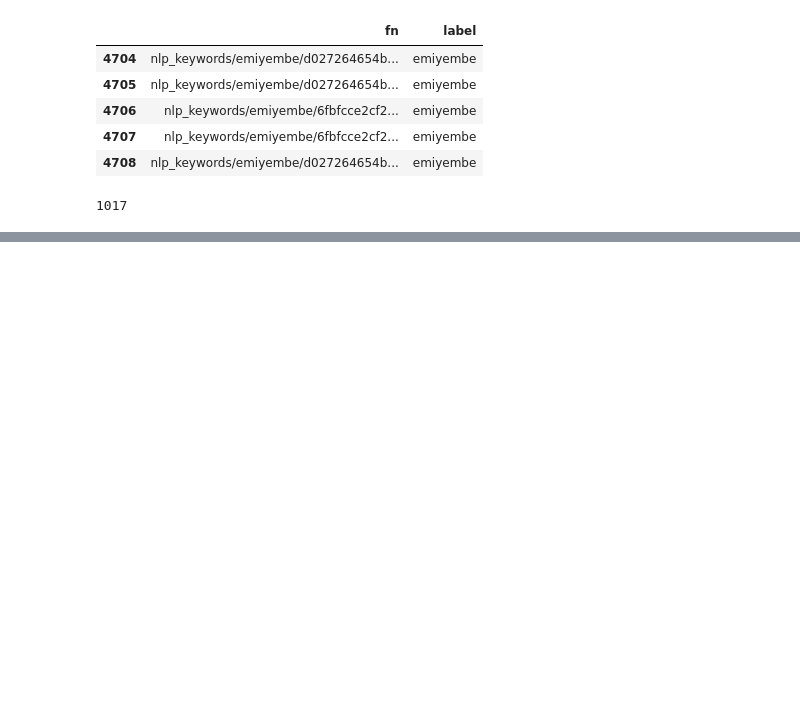
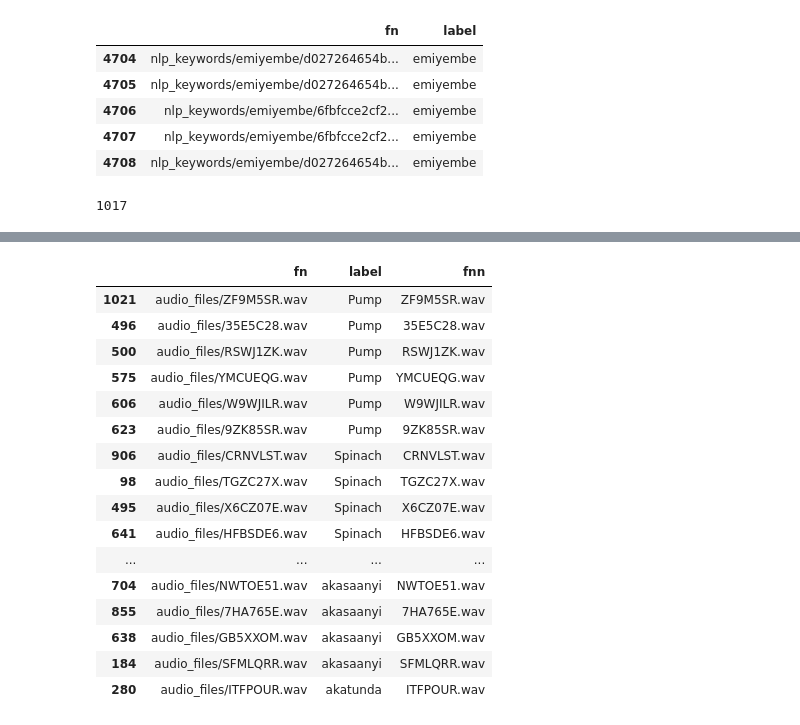
Before and after one commit to astromid/zindi-keyword-spotter, a Jupyter notebook: notebooks/EDA.ipynb, the cells around one changed output, grey strips where cells are left out. Cells and saved outputs as stored; diff of their text form; code cells hidden in the pictures; blank space fills up the shorter version.

```diff
--- a/notebooks/EDA.ipynb
+++ b/notebooks/EDA.ipynb
@@ -167,3 +324,5 @@ len(test_df)
 1017
 # %%
 united_train.to_csv(FIRST_PATH / 'all_train.csv', index=False, header=True)
+# %%
+train = pd.read_csv('../data/raw/Train.csv')
@@ -169,0 +338,2 @@ united_train.to_csv(FIRST_PATH / 'all_train.csv', index=False, header=True)
+# %%
+train['fnn'] = train['fn'].apply(lambda x: x.split('/')[-1])
@@ -169,0 +349,20 @@ united_train.to_csv(FIRST_PATH / 'all_train.csv', index=False, header=True)
+# %%
+train.sort_values('label').head(50)
+# %% [output]
+|  | fn | label | fnn |
+| 1021 | audio_files/ZF9M5SR.wav | Pump | ZF9M5SR.wav |
+| 496 | audio_files/35E5C28.wav | Pump | 35E5C28.wav |
+| 500 | audio_files/RSWJ1ZK.wav | Pump | RSWJ1ZK.wav |
+| 575 | audio_files/YMCUEQG.wav | Pump | YMCUEQG.wav |
+| 606 | audio_files/W9WJILR.wav | Pump | W9WJILR.wav |
+| 623 | audio_files/9ZK85SR.wav | Pump | 9ZK85SR.wav |
+| 906 | audio_files/CRNVLST.wav | Spinach | CRNVLST.wav |
+| 98 | audio_files/TGZC27X.wav | Spinach | TGZC27X.wav |
+| 495 | audio_files/X6CZ07E.wav | Spinach | X6CZ07E.wav |
+| 641 | audio_files/HFBSDE6.wav | Spinach | HFBSDE6.wav |
+| ... | ... | ... | ... |
+| 704 | audio_files/NWTOE51.wav | akasaanyi | NWTOE51.wav |
+| 855 | audio_files/7HA765E.wav | akasaanyi | 7HA765E.wav |
+| 638 | audio_files/GB5XXOM.wav | akasaanyi | GB5XXOM.wav |
+| 184 | audio_files/SFMLQRR.wav | akasaanyi | SFMLQRR.wav |
+| 280 | audio_files/ITFPOUR.wav | akatunda | ITFPOUR.wav |
```
Also changed, not shown: parts of 22 cells of this notebook, 5 other files.
